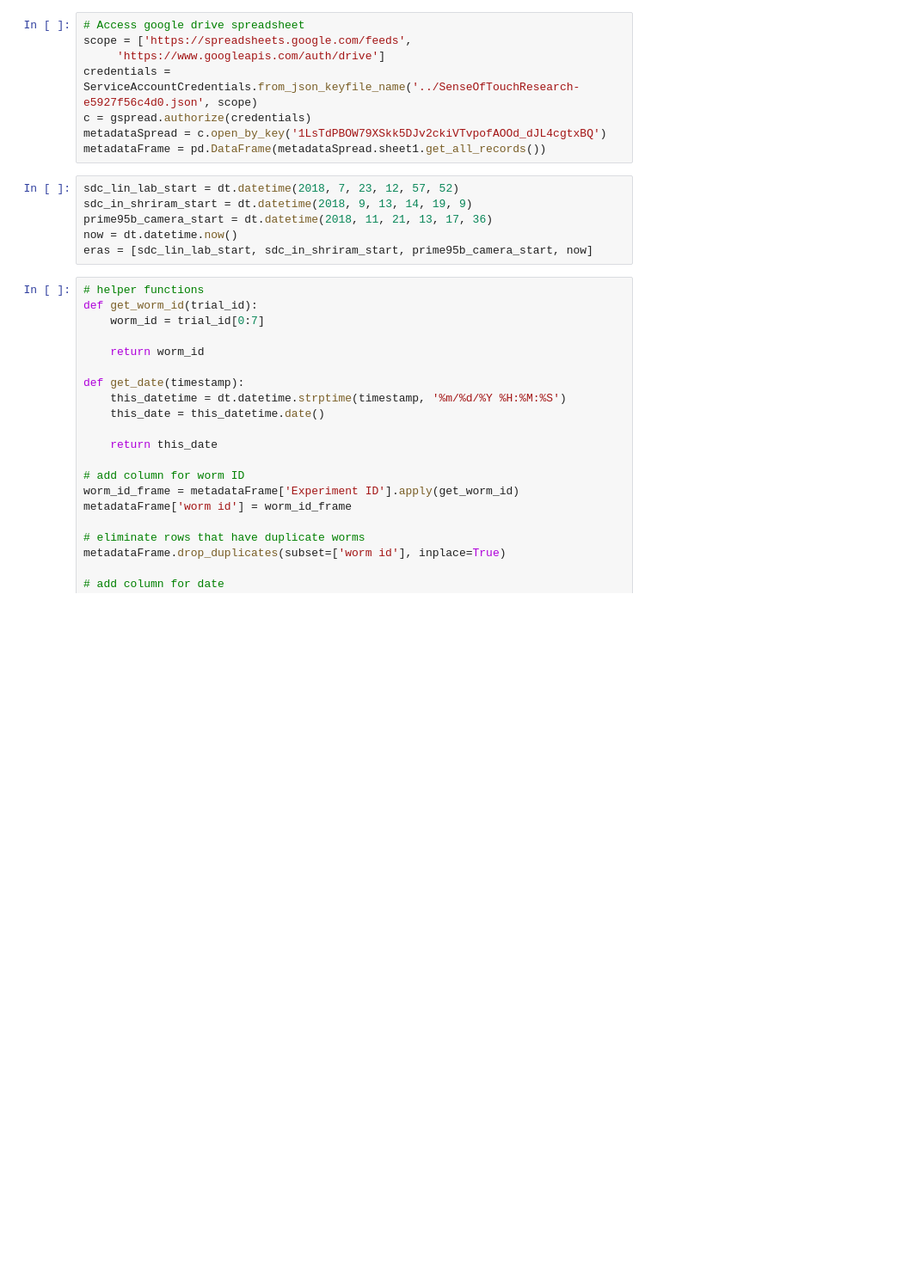
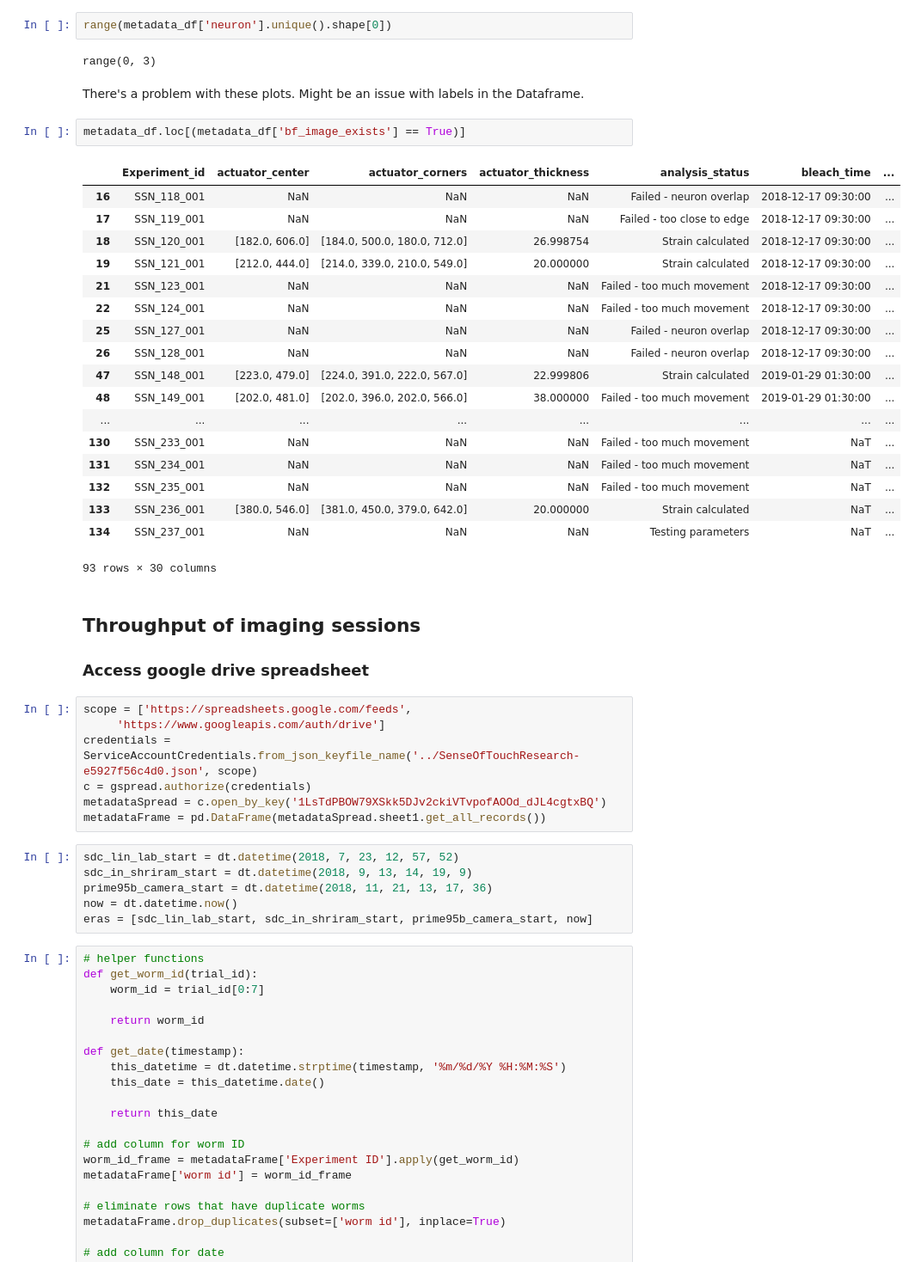
Before and after one commit to anekimken/SSN_ImageAnalysis, a Jupyter notebook: Notebooks/Spinning Disk Microscope Throughput.ipynb, the cells around one changed output. Shown at 86% size. Cells and saved outputs as stored; diff of their text form; blank space fills up the shorter version.

```diff
--- a/Notebooks/Spinning Disk Microscope Throughput.ipynb
+++ b/Notebooks/Spinning Disk Microscope Throughput.ipynb
@@ -10,5 +79,34 @@ from oauth2client.service_account import ServiceAccountCredentials
+# %%
+range(metadata_df['neuron'].unique().shape[0])
+# %% [output]
+range(0, 3)
+# %% [markdown]
+There's a problem with these plots. Might be an issue with labels in the Dataframe.
+# %%
+metadata_df.loc[(metadata_df['bf_image_exists'] == True)]
+# %% [output]
+|  | Experiment_id | actuator_center | actuator_corners | actuator_thickness | analysis_status | bleach_time | ... |
+| 16 | SSN_118_001 | NaN | NaN | NaN | Failed - neuron overlap | 2018-12-17 09:30:00 | ... |
+| 17 | SSN_119_001 | NaN | NaN | NaN | Failed - too close to edge | 2018-12-17 09:30:00 | ... |
+| 18 | SSN_120_001 | [182.0, 606.0] | [184.0, 500.0, 180.0, 712.0] | 26.998754 | Strain calculated | 2018-12-17 09:30:00 | ... |
+| 19 | SSN_121_001 | [212.0, 444.0] | [214.0, 339.0, 210.0, 549.0] | 20.000000 | Strain calculated | 2018-12-17 09:30:00 | ... |
+| 21 | SSN_123_001 | NaN | NaN | NaN | Failed - too much movement | 2018-12-17 09:30:00 | ... |
+| 22 | SSN_124_001 | NaN | NaN | NaN | Failed - too much movement | 2018-12-17 09:30:00 | ... |
+| 25 | SSN_127_001 | NaN | NaN | NaN | Failed - neuron overlap | 2018-12-17 09:30:00 | ... |
+| 26 | SSN_128_001 | NaN | NaN | NaN | Failed - neuron overlap | 2018-12-17 09:30:00 | ... |
+| 47 | SSN_148_001 | [223.0, 479.0] | [224.0, 391.0, 222.0, 567.0] | 22.999806 | Strain calculated | 2019-01-29 01:30:00 | ... |
+| 48 | SSN_149_001 | [202.0, 481.0] | [202.0, 396.0, 202.0, 566.0] | 38.000000 | Failed - too much movement | 2019-01-29 01:30:00 | ... |
+| ... | ... | ... | ... | ... | ... | ... | ... |
+| 130 | SSN_233_001 | NaN | NaN | NaN | Failed - too much movement | NaT | ... |
+| 131 | SSN_234_001 | NaN | NaN | NaN | Failed - too much movement | NaT | ... |
+| 132 | SSN_235_001 | NaN | NaN | NaN | Failed - too much movement | NaT | ... |
+| 133 | SSN_236_001 | [380.0, 546.0] | [381.0, 450.0, 379.0, 642.0] | 20.000000 | Strain calculated | NaT | ... |
+| 134 | SSN_237_001 | NaN | NaN | NaN | Testing parameters | NaT | ... |
+93 rows × 30 columns
+# %% [markdown]
+## Throughput of imaging sessions
+### Access google drive spreadsheet
 # %%
-# Access google drive spreadsheet
 scope = ['https://spreadsheets.google.com/feeds',
      'https://www.googleapis.com/auth/drive']
 credentials = ServiceAccountCredentials.from_json_keyfile_name('../SenseOfTouchResearch-e5927f56c4d0.json', scope)
```
Also changed, not shown: parts of 12 cells of this notebook, 2 other files.
